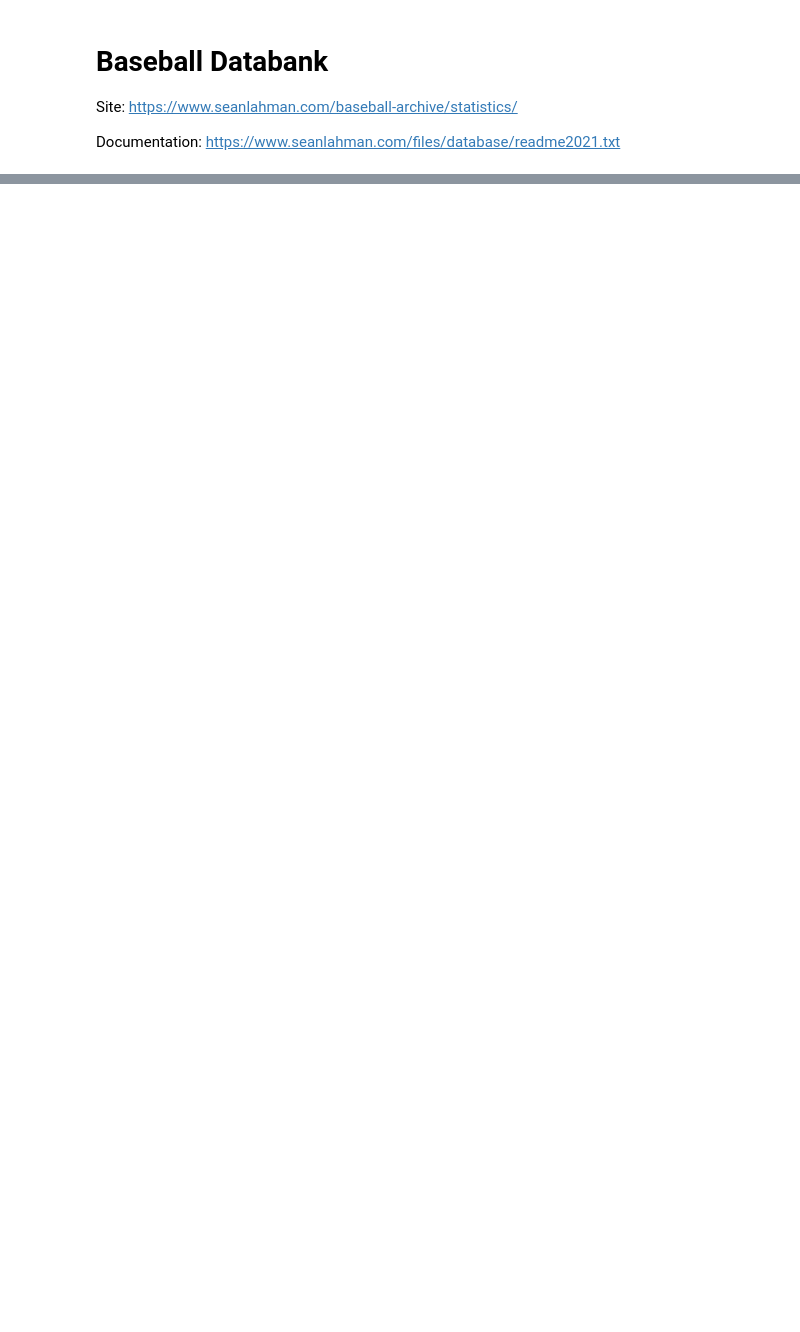
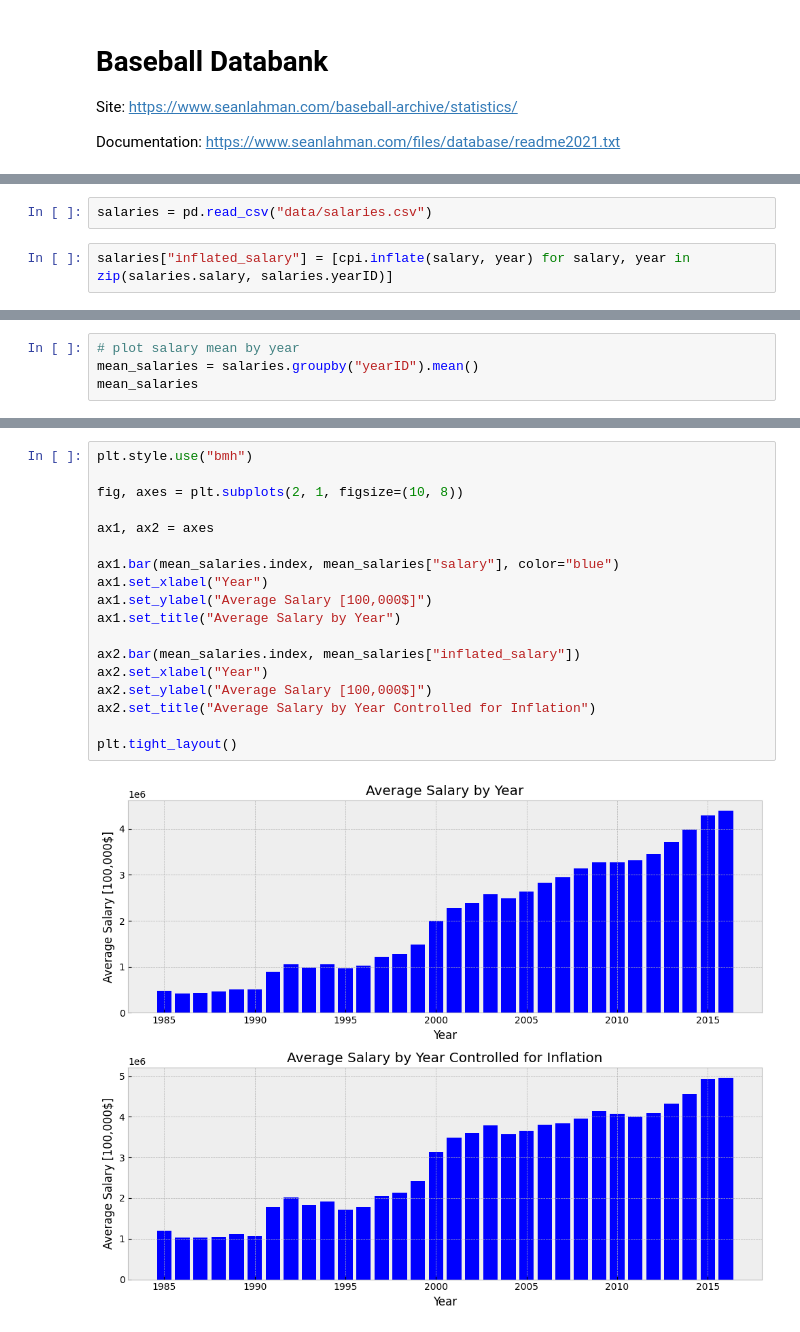
Before and after one commit to ghelms/MoneyBall-2.0, a Jupyter notebook: explore.ipynb, the cells around one changed output, grey strips where cells are left out. Cells and saved outputs as stored; diff of their text form; blank space fills up the shorter version.

Commit message:
Visualization of salary by year

```diff
--- a/explore.ipynb
+++ b/explore.ipynb
@@ -216,0 +14,4 @@ plt.show()
+# %%
+salaries = pd.read_csv("data/salaries.csv")
+# %%
+salaries["inflated_salary"] = [cpi.inflate(salary, year) for salary, year in zip(salaries.salary, salaries.yearID)]
@@ -216,0 +34,4 @@ plt.show()
+# %%
+# plot salary mean by year
+mean_salaries = salaries.groupby("yearID").mean()
+mean_salaries
@@ -216,0 +57,20 @@ plt.show()
+# %%
+plt.style.use("bmh")
+
+fig, axes = plt.subplots(2, 1, figsize=(10, 8))
+
+ax1, ax2 = axes
+
+ax1.bar(mean_salaries.index, mean_salaries["salary"], color="blue")
+ax1.set_xlabel("Year")
+ax1.set_ylabel("Average Salary [100,000$]")
+ax1.set_title("Average Salary by Year")
+
+ax2.bar(mean_salaries.index, mean_salaries["inflated_salary"])
+ax2.set_xlabel("Year")
+ax2.set_ylabel("Average Salary [100,000$]")
+ax2.set_title("Average Salary by Year Controlled for Inflation")
+
+plt.tight_layout()
+# %% [output]
+[figure, added]
```
Also changed, not shown: parts of 16 cells of this notebook, 1 other file.
